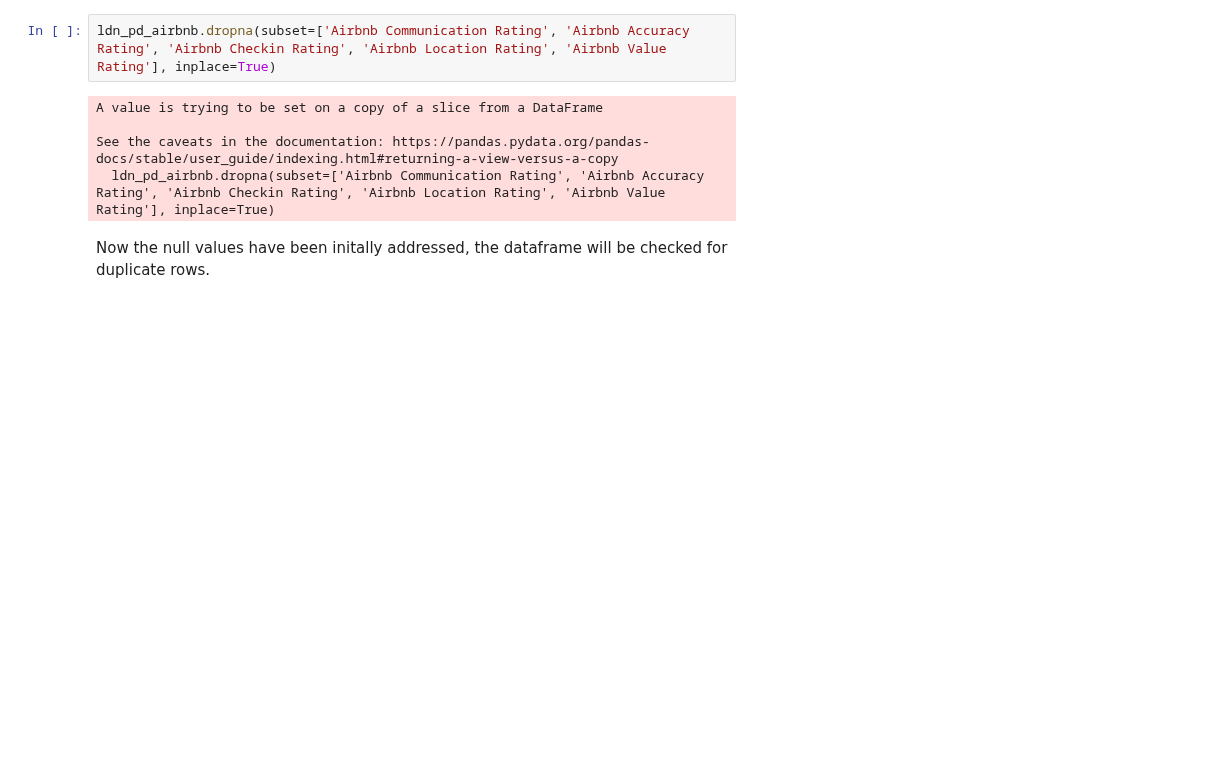
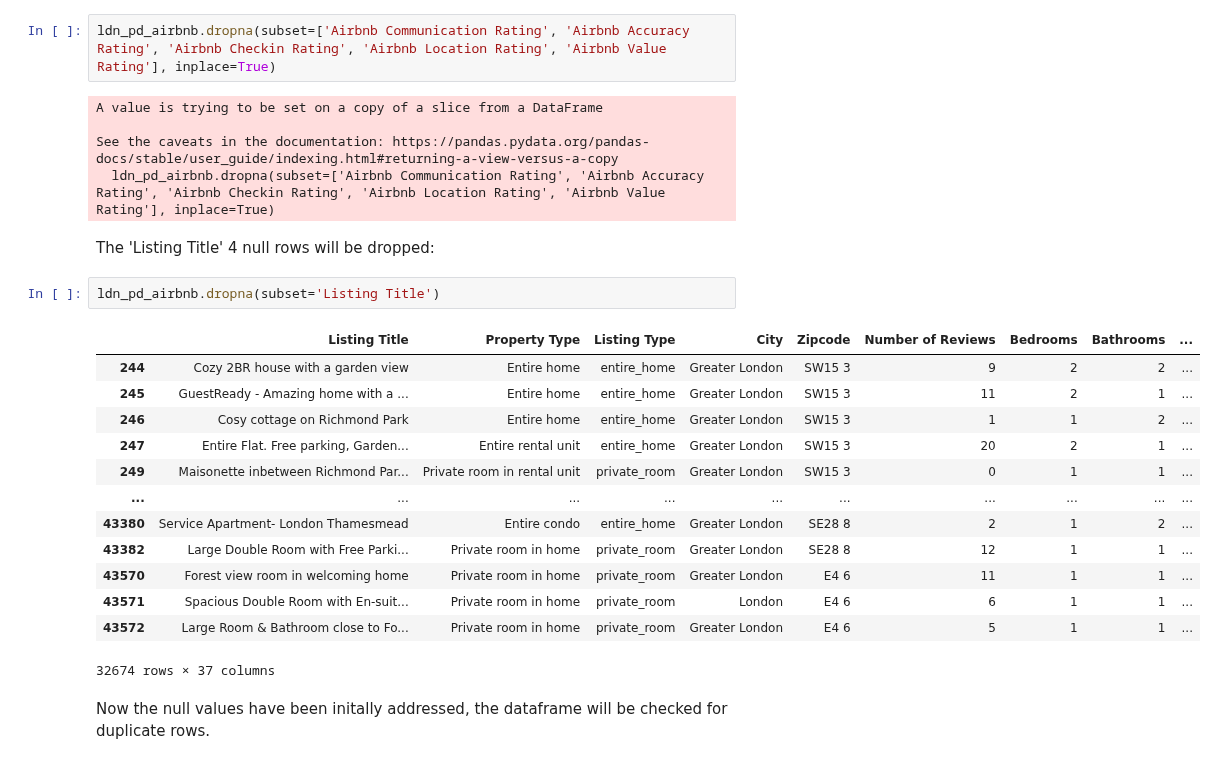
Before and after one commit to BMedlam/Accounting-For-Taste, a Jupyter notebook: Data Cleaning - Capstone.ipynb, the cells around one changed output. Cells and saved outputs as stored; diff of their text form; blank space fills up the shorter version.

```diff
--- a/Data Cleaning - Capstone.ipynb
+++ b/Data Cleaning - Capstone.ipynb
@@ -387,6 +385,24 @@ A value is trying to be set on a copy of a slice from a DataFrame
 
 See the caveats in the documentation: https://pandas.pydata.org/pandas-docs/stable/user_guide/indexing.html#returning-a-view-versus-a-copy
   ldn_pd_airbnb.dropna(subset=['Airbnb Communication Rating', 'Airbnb Accuracy Rating', 'Airbnb Checkin Rating', 'Airbnb Location Rating', 'Airbnb Value Rating'], inplace=True)
+# %% [markdown]
+The 'Listing Title' 4 null rows will be dropped:
+# %%
+ldn_pd_airbnb.dropna(subset='Listing Title')
+# %% [output]
+|  | Listing Title | Property Type | Listing Type | City | Zipcode | Number of Reviews | Bedrooms | Bathrooms | ... |
+| 244 | Cozy 2BR house with a garden view | Entire home | entire_home | Greater London | SW15 3 | 9 | 2 | 2 | ... |
+| 245 | GuestReady - Amazing home with a ... | Entire home | entire_home | Greater London | SW15 3 | 11 | 2 | 1 | ... |
+| 246 | Cosy cottage on Richmond Park | Entire home | entire_home | Greater London | SW15 3 | 1 | 1 | 2 | ... |
+| 247 | Entire Flat. Free parking, Garden... | Entire rental unit | entire_home | Greater London | SW15 3 | 20 | 2 | 1 | ... |
+| 249 | Maisonette inbetween Richmond Par... | Private room in rental unit | private_room | Greater London | SW15 3 | 0 | 1 | 1 | ... |
+| ... | ... | ... | ... | ... | ... | ... | ... | ... | ... |
+| 43380 | Service Apartment- London Thamesmead | Entire condo | entire_home | Greater London | SE28 8 | 2 | 1 | 2 | ... |
+| 43382 | Large Double Room with Free Parki... | Private room in home | private_room | Greater London | SE28 8 | 12 | 1 | 1 | ... |
+| 43570 | Forest view room in welcoming home | Private room in home | private_room | Greater London | E4 6 | 11 | 1 | 1 | ... |
+| 43571 | Spacious Double Room with En-suit... | Private room in home | private_room | London | E4 6 | 6 | 1 | 1 | ... |
+| 43572 | Large Room & Bathroom close to Fo... | Private room in home | private_room | Greater London | E4 6 | 5 | 1 | 1 | ... |
+32674 rows × 37 columns
 # %% [markdown]
 Now the null values have been initally addressed, the dataframe will be checked for duplicate rows.
 # %%
```
Also changed, not shown: parts of 3 cells of this notebook, 6 other files.
